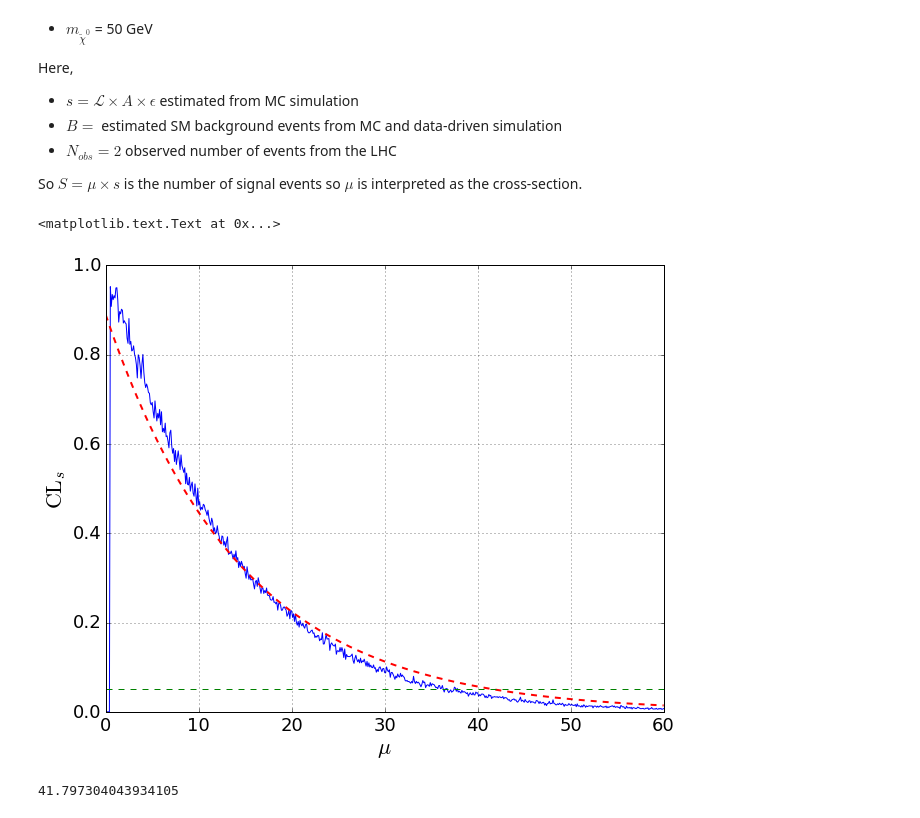
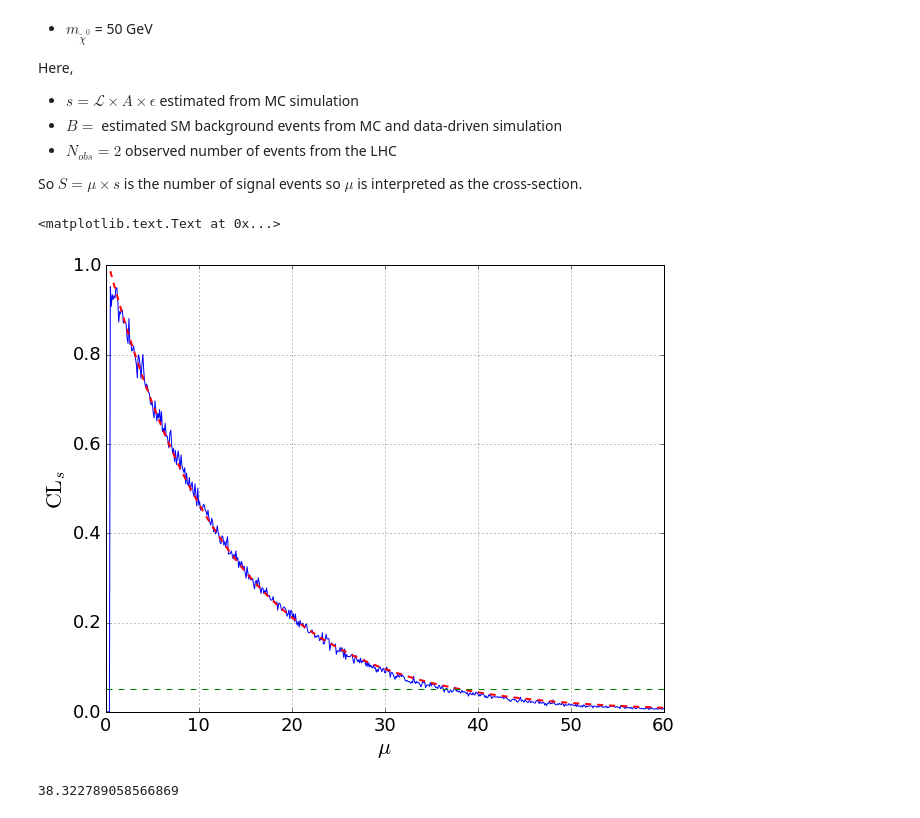
Before and after one commit to nakicam/DataScienceTraining, a Jupyter notebook: examples/limit_setting/limit_setting_procedure.ipynb, the cells around one changed output. Drawn from its saved outputs; the diff is of its cells as text; code cells hidden in the pictures.

```diff
--- a/examples/limit_setting/limit_setting_procedure.ipynb
+++ b/examples/limit_setting/limit_setting_procedure.ipynb
@@ -161,21 +161,21 @@ cl_b  = np.array([integrate_q(q_obs[i], q_b[i] ) for i in range(n_mus)])
 cl_s  = np.nan_to_num(cl_sb/cl_b)
 # %%
 import fit
-(xf, yf), p, e, chi = fit.fit(fit.expo, mus, cl_s)
+(xf, yf), p, e, chi = fit.fit(fit.expo, mus[5:], cl_s[5:])
 plt.plot(mus, cl_s, 'b-')
 plt.plot(xf, yf, 'r--', lw=2)
 plt.plot(mus, 0.05*np.ones_like(mus), 'g--')
 plt.grid()
 plt.ylim(0, 1)
 plt.xlim(mu_min, mu_max)
 plt.xlabel(r'$\mu$')
 plt.ylabel(r'${\rm CL}_s$')
 # %% [output]
 <matplotlib.text.Text at 0x...>
-[figure, old version]
+[figure, new version]
 # %%
 # total kludge
 mu_95 = xf[yf < 0.05][0]
 mu_95
 # %% [output]
-41.797304043934105
+38.322789058566869
```
